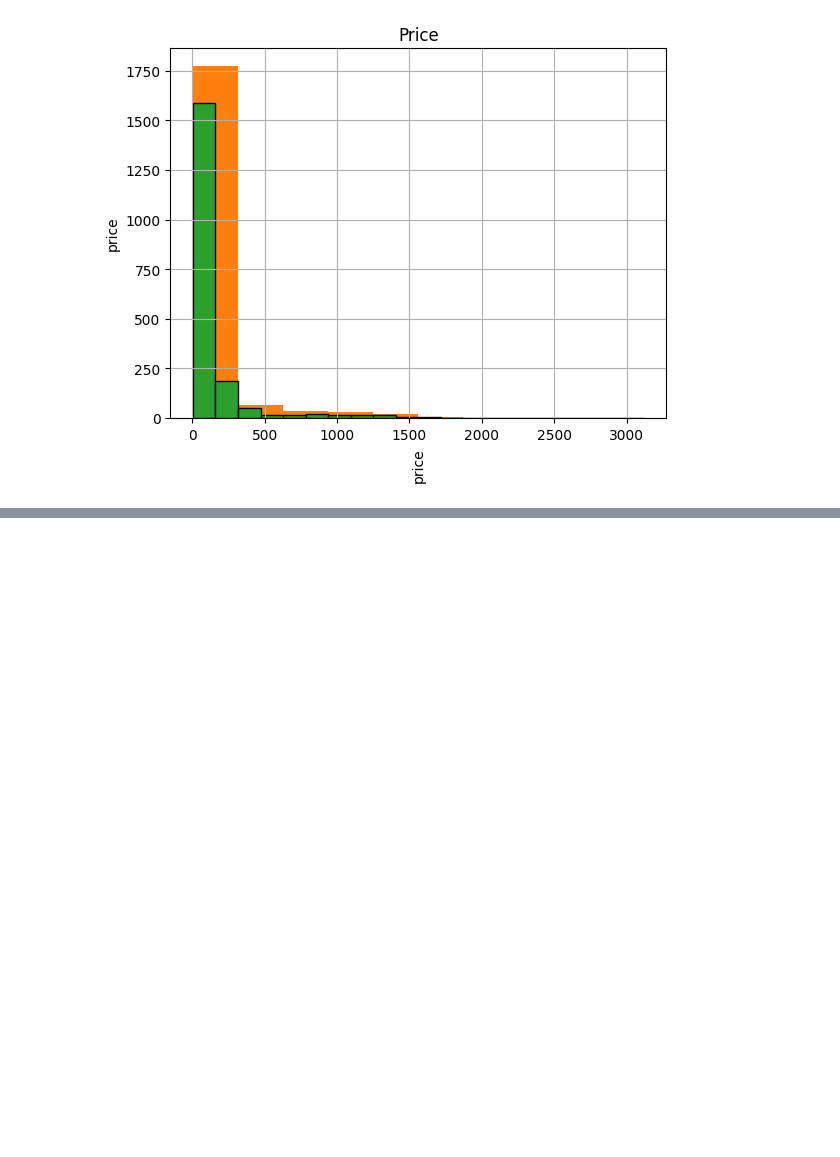
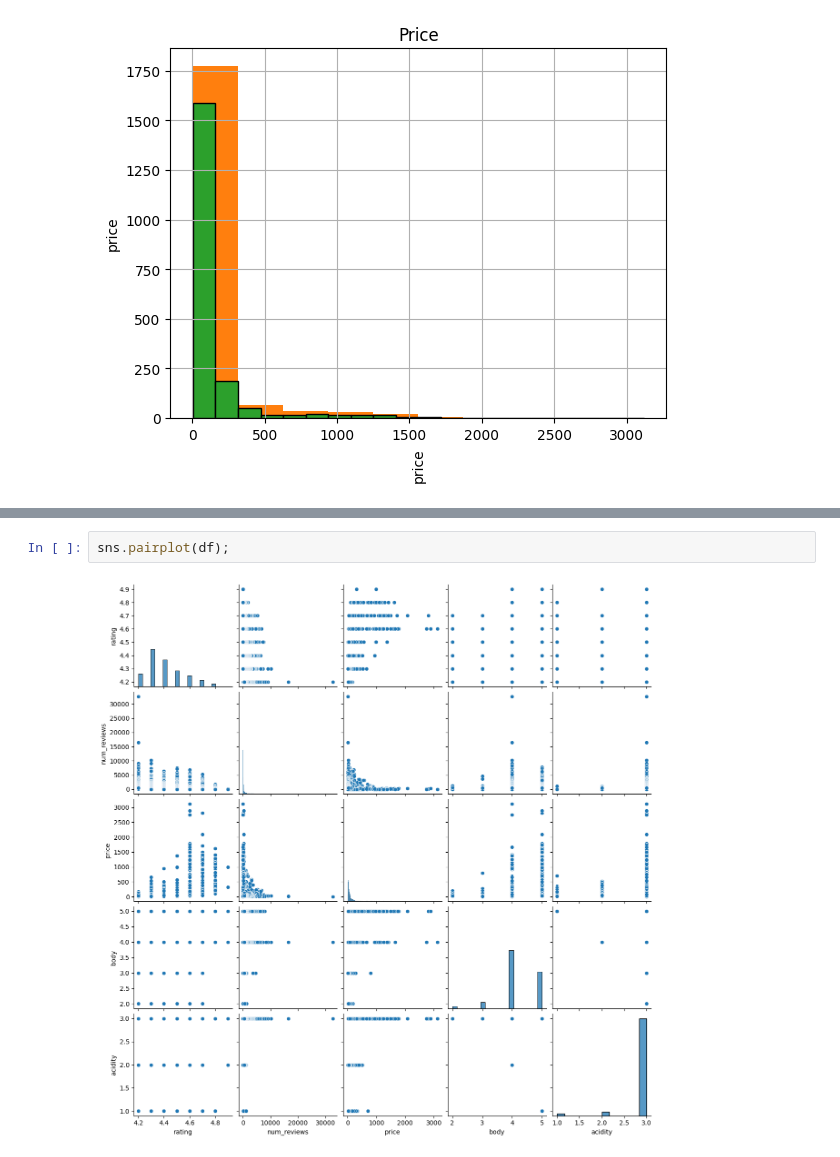
Before and after one commit to HeatherAnnFoster/Spanish-Wine-Car-Insurance, a Jupyter notebook: Spanish_Wine_Project.ipynb, the cells around one changed output, grey strips where cells are left out. Saved outputs shown, nothing was run; the diff lists cells and outputs as text; blank space fills up the shorter version.

```diff
--- a/Spanish_Wine_Project.ipynb
+++ b/Spanish_Wine_Project.ipynb
@@ -481,0 +435,4 @@ Text(0, 0.5, 'acidity')
+# %%
+sns.pairplot(df);
+# %% [output]
+[figure, added]
```
Also changed, not shown: parts of 20 cells of this notebook.
